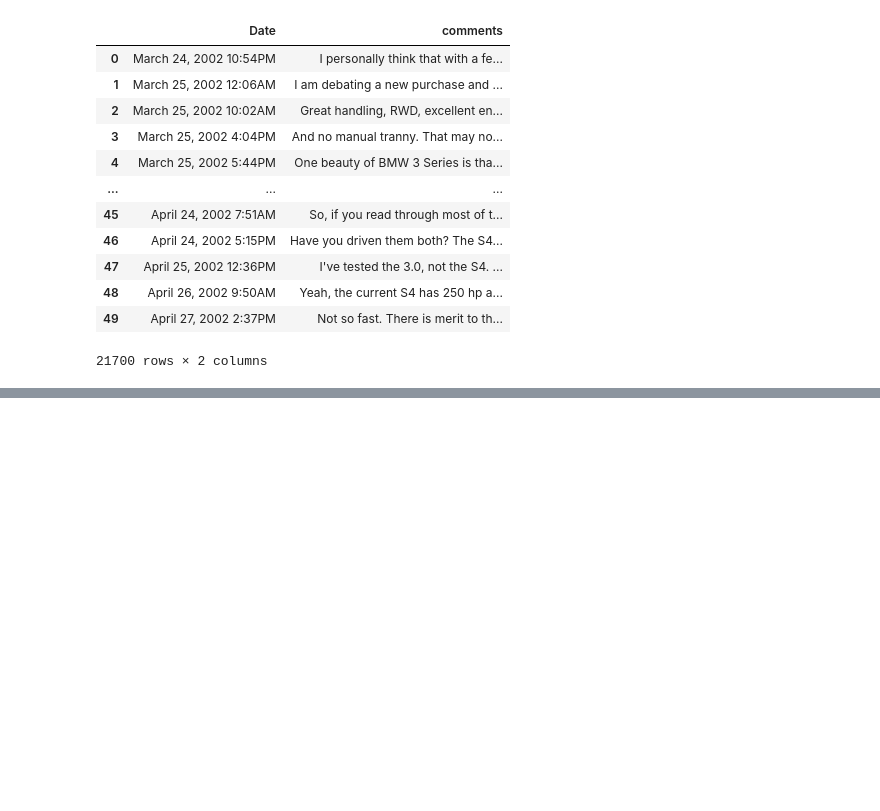
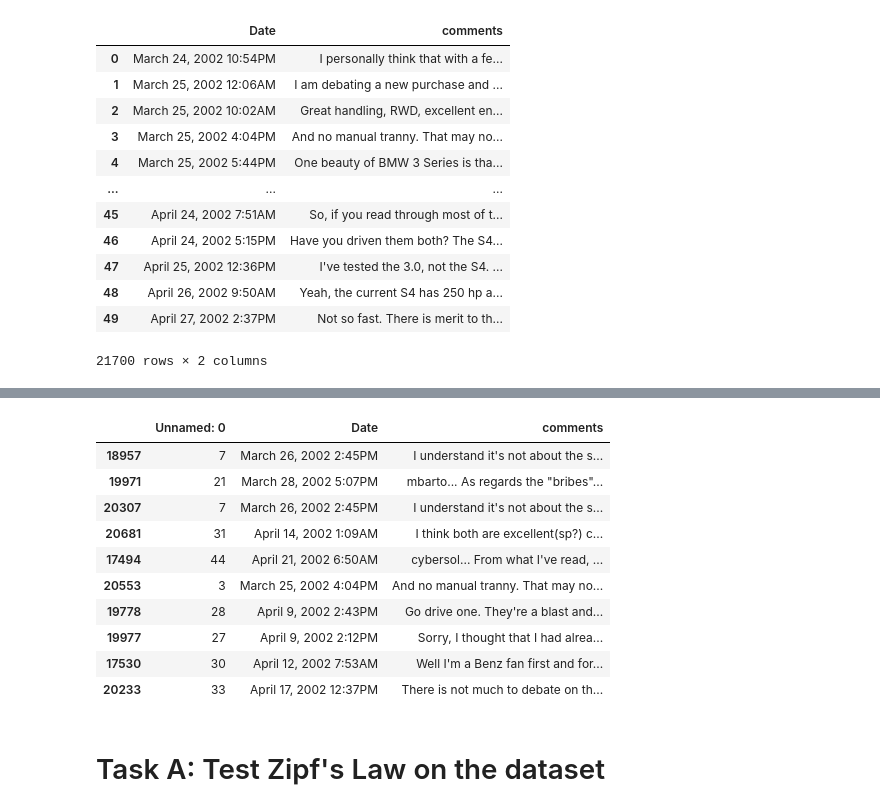
Before and after one commit to squareitall/Unstructured_data_assignment_1, a Jupyter notebook: Unstructured_Edmunds_Text_Analysis.ipynb, the cells around one changed output, grey strips where cells are left out. Cells and saved outputs as stored; diff of their text form; code cells hidden in the pictures; blank space fills up the shorter version.

```diff
--- a/Unstructured_Edmunds_Text_Analysis.ipynb
+++ b/Unstructured_Edmunds_Text_Analysis.ipynb
@@ -174,0 +187,16 @@ results.csv  sample_data
+# %%
+newest_df.sample(10)
+# %% [output]
+|  | Unnamed: 0 | Date | comments |
+| 18957 | 7 | March 26, 2002 2:45PM | I understand it's not about the s... |
+| 19971 | 21 | March 28, 2002 5:07PM | mbarto... As regards the "bribes"... |
+| 20307 | 7 | March 26, 2002 2:45PM | I understand it's not about the s... |
+| 20681 | 31 | April 14, 2002 1:09AM | I think both are excellent(sp?) c... |
+| 17494 | 44 | April 21, 2002 6:50AM | cybersol... From what I've read, ... |
+| 20553 | 3 | March 25, 2002 4:04PM | And no manual tranny. That may no... |
+| 19778 | 28 | April 9, 2002 2:43PM | Go drive one. They're a blast and... |
+| 19977 | 27 | April 9, 2002 2:12PM | Sorry, I thought that I had alrea... |
+| 17530 | 30 | April 12, 2002 7:53AM | Well I'm a Benz fan first and for... |
+| 20233 | 33 | April 17, 2002 12:37PM | There is not much to debate on th... |
+# %% [markdown]
+# Task A: Test Zipf's Law on the dataset
```
Also changed, not shown: parts of 20 cells of this notebook.
